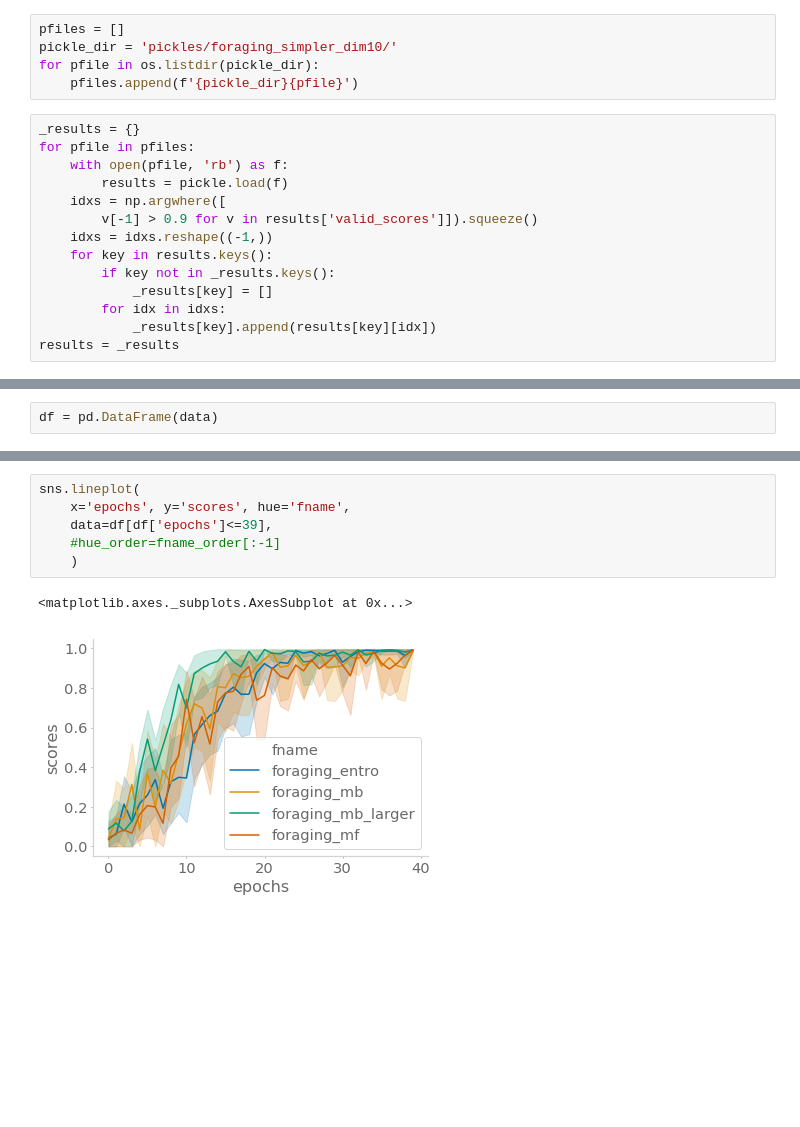
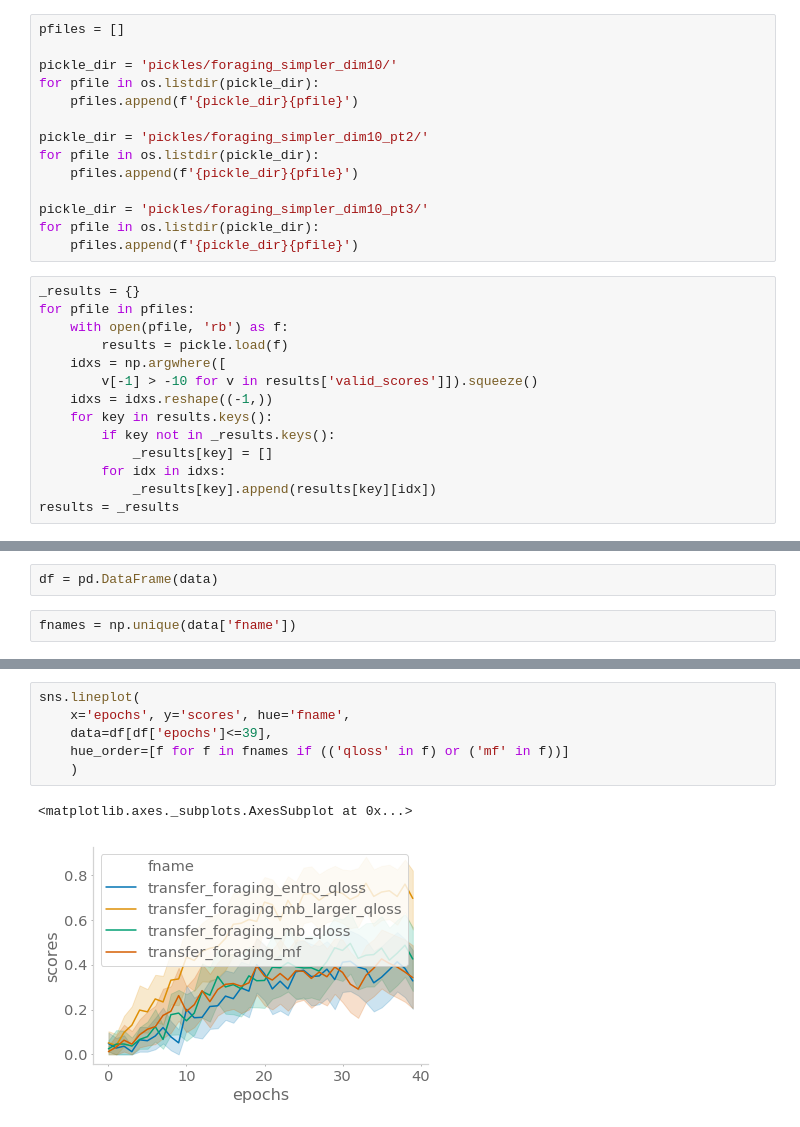
Before and after one commit to chingf/auxrl, a Jupyter notebook: examples/test_CRAR/analyse_foraging.ipynb, the cells around one changed output, grey strips where cells are left out. Saved outputs shown, nothing was run; the diff lists cells and outputs as text; blank space fills up the shorter version.

```diff
--- a/examples/test_CRAR/analyse_foraging.ipynb
+++ b/examples/test_CRAR/analyse_foraging.ipynb
@@ -10,16 +10,25 @@ import os
 # Collect
 # %%
 pfiles = []
+
 pickle_dir = 'pickles/foraging_simpler_dim10/'
 for pfile in os.listdir(pickle_dir):
     pfiles.append(f'{pickle_dir}{pfile}')
+
+pickle_dir = 'pickles/foraging_simpler_dim10_pt2/'
+for pfile in os.listdir(pickle_dir):
+    pfiles.append(f'{pickle_dir}{pfile}')
+
+pickle_dir = 'pickles/foraging_simpler_dim10_pt3/'
+for pfile in os.listdir(pickle_dir):
+    pfiles.append(f'{pickle_dir}{pfile}')
 # %%
 _results = {}
 for pfile in pfiles:
     with open(pfile, 'rb') as f:
         results = pickle.load(f)
     idxs = np.argwhere([
-        v[-1] > 0.9 for v in results['valid_scores']]).squeeze()
+        v[-1] > -10 for v in results['valid_scores']]).squeeze()
     idxs = idxs.reshape((-1,))
     for key in results.keys():
         if key not in _results.keys():
@@ -71,3 +80,5 @@ for valid_score, fname in zip(results['valid_scores'], results['fname']):
         data['fname'].append(fname)
 # %%
 df = pd.DataFrame(data)
+# %%
+fnames = np.unique(data['fname'])
@@ -74,9 +94,9 @@ df = pd.DataFrame(data)
 # %%
 sns.lineplot(
     x='epochs', y='scores', hue='fname',
     data=df[df['epochs']<=39],
-    #hue_order=fname_order[:-1]
+    hue_order=[f for f in fnames if (('qloss' in f) or ('mf' in f))]
     )
 # %% [output]
 <matplotlib.axes._subplots.AxesSubplot at 0x...>
-[figure, old version]
+[figure, new version]
```
Also changed, not shown: parts of 3 cells of this notebook, 7 other files.
